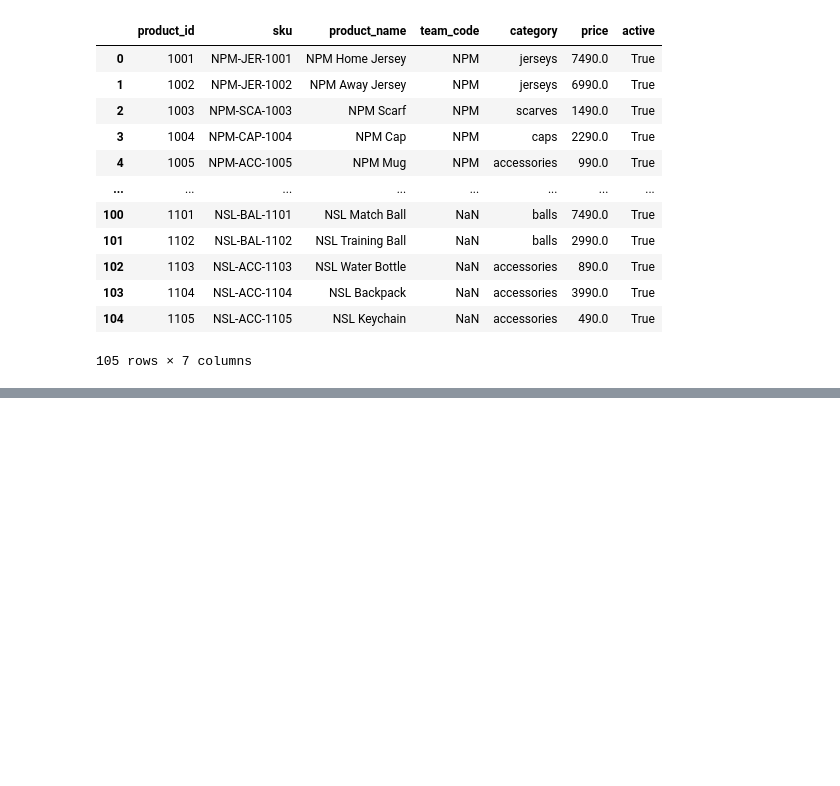
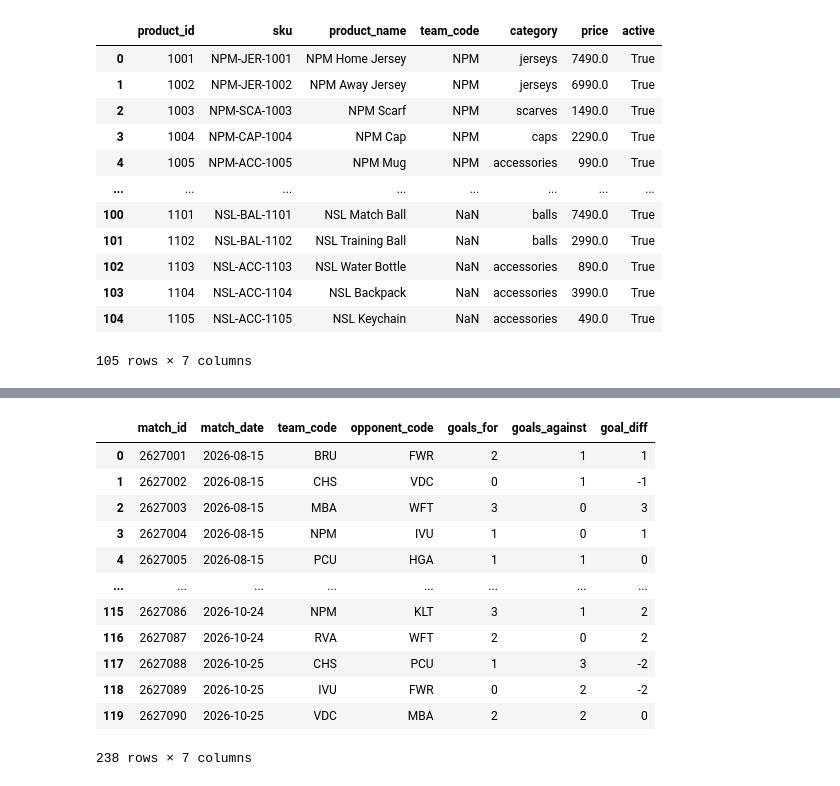
Before and after one commit to gajagaucho-art/ITBootcamp-pipline, a Jupyter notebook: pipline.ipynb, the cells around one changed output, grey strips where cells are left out. Drawn from its saved outputs; the diff is of its cells as text; code cells hidden in the pictures; blank space fills up the shorter version.

```diff
--- a/pipline.ipynb
+++ b/pipline.ipynb
@@ -142,0 +273,42 @@ clean_products(pd.read_csv(os.path.join(RAW_DIR, 'products.csv')))
+# %%
+#12
+
+def team_results(matches: pd.DataFrame, teams: pd.DataFrame) -> pd.DataFrame:
+    codes = dict(zip(teams['team_id'], teams['code']))
+    played = matches[matches['status'] == 'finished']
+    home = pd.DataFrame(
+    {
+        'match_id': played['match_id'],
+        'match_date': played['kickoff_ts'].dt.normalize(),
+        'team_code': played['home_team_id'].map(codes),
+        'opponent_code': played['away_team_id'].map(codes),
+        'goals_for': played['home_goals'],
+        'goals_against': played['away_goals'],
+        'goal_diff': played['home_goals'] - played['away_goals']
+    })
+    away = pd.DataFrame(
+    {
+        'match_id': played['match_id'],
+        'match_date': played['kickoff_ts'].dt.normalize(),
+        'team_code': played['away_team_id'].map(codes),
+        'opponent_code': played['home_team_id'].map(codes),
+        'goals_for': played['away_goals'],
+        'goals_against': played['home_goals'],
+        'goal_diff': played['away_goals'] - played['home_goals']
+    })
+    return pd.concat([home, away])
+team_results(pd.read_parquet(os.path.join(RAW_DIR, 'matches.parquet')), pd.read_csv(os.path.join(RAW_DIR, 'teams.csv')))
+# %% [output]
+|  | match_id | match_date | team_code | opponent_code | goals_for | goals_against | goal_diff |
+| 0 | 2627001 | 2026-08-15 | BRU | FWR | 2 | 1 | 1 |
+| 1 | 2627002 | 2026-08-15 | CHS | VDC | 0 | 1 | -1 |
+| 2 | 2627003 | 2026-08-15 | MBA | WFT | 3 | 0 | 3 |
+| 3 | 2627004 | 2026-08-15 | NPM | IVU | 1 | 0 | 1 |
+| 4 | 2627005 | 2026-08-15 | PCU | HGA | 1 | 1 | 0 |
+| ... | ... | ... | ... | ... | ... | ... | ... |
+| 115 | 2627086 | 2026-10-24 | NPM | KLT | 3 | 1 | 2 |
+| 116 | 2627087 | 2026-10-24 | RVA | WFT | 2 | 0 | 2 |
+| 117 | 2627088 | 2026-10-25 | CHS | PCU | 1 | 3 | -2 |
+| 118 | 2627089 | 2026-10-25 | IVU | FWR | 0 | 2 | -2 |
+| 119 | 2627090 | 2026-10-25 | VDC | MBA | 2 | 2 | 0 |
+238 rows × 7 columns
```
Also changed, not shown: parts of 14 cells of this notebook.
